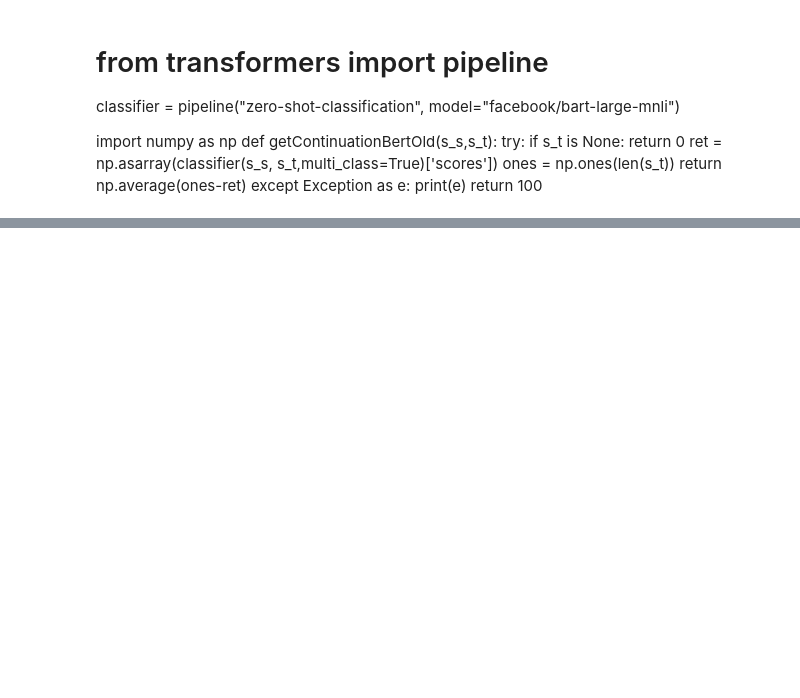
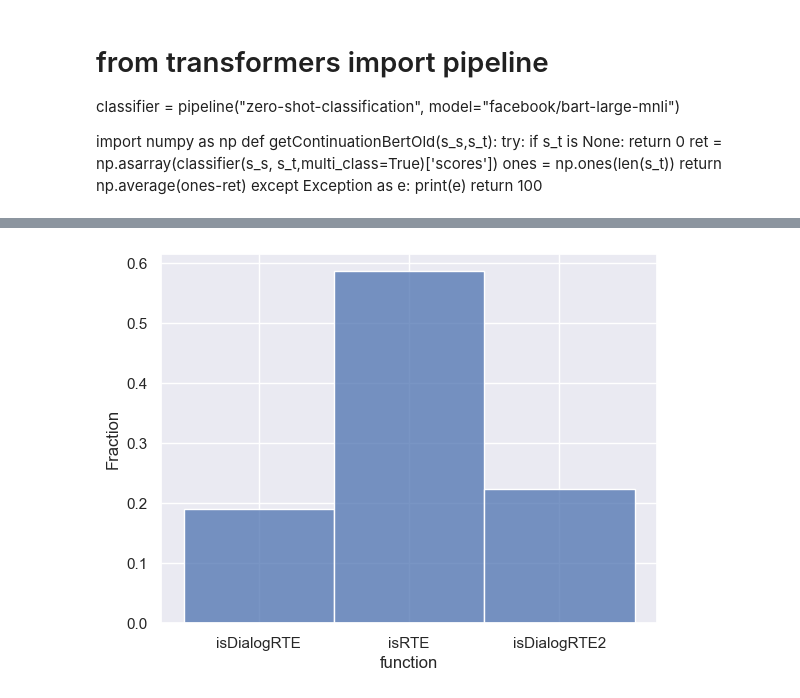
Before and after one commit to mgalusza/srl, a Jupyter notebook: lex_rank.ipynb, the cells around one changed output, grey strips where cells are left out. Saved outputs shown, nothing was run; the diff lists cells and outputs as text; code cells hidden in the pictures; blank space fills up the shorter version.

```diff
--- a/lex_rank.ipynb
+++ b/lex_rank.ipynb
@@ -1973,0 +1663,2 @@ t = [n for n in ref_KG.nodes() if n[2] == 'risk']
+# %%
+df = nx.to_pandas_edgelist(KG)
@@ -1973,0 +1669,7 @@ t = [n for n in ref_KG.nodes() if n[2] == 'risk']
+# %%
+def relabel(v):
+    if v==0:
+        return 'No'
+    return 'Yes'
+# %%
+df['GPT Decision'] = df.apply(lambda x: relabel(x['isChatGPT']),axis=1)
@@ -1973,0 +1680,11 @@ t = [n for n in ref_KG.nodes() if n[2] == 'risk']
+# %%
+import seaborn as sns
+import matplotlib.pyplot as plt
+order_x = ['isRTE', 'isDialogRTE', 'isDialogRTE2']
+sns.histplot(data=df, x='function',stat='probability')
+plt.ylabel('Fraction')  # You can replace 'Count' with your desired label
+
+# Show the plot
+plt.show()
+# %% [output]
+[figure, added]
```
Also changed, not shown: parts of 202 cells of this notebook, 17 other files.
